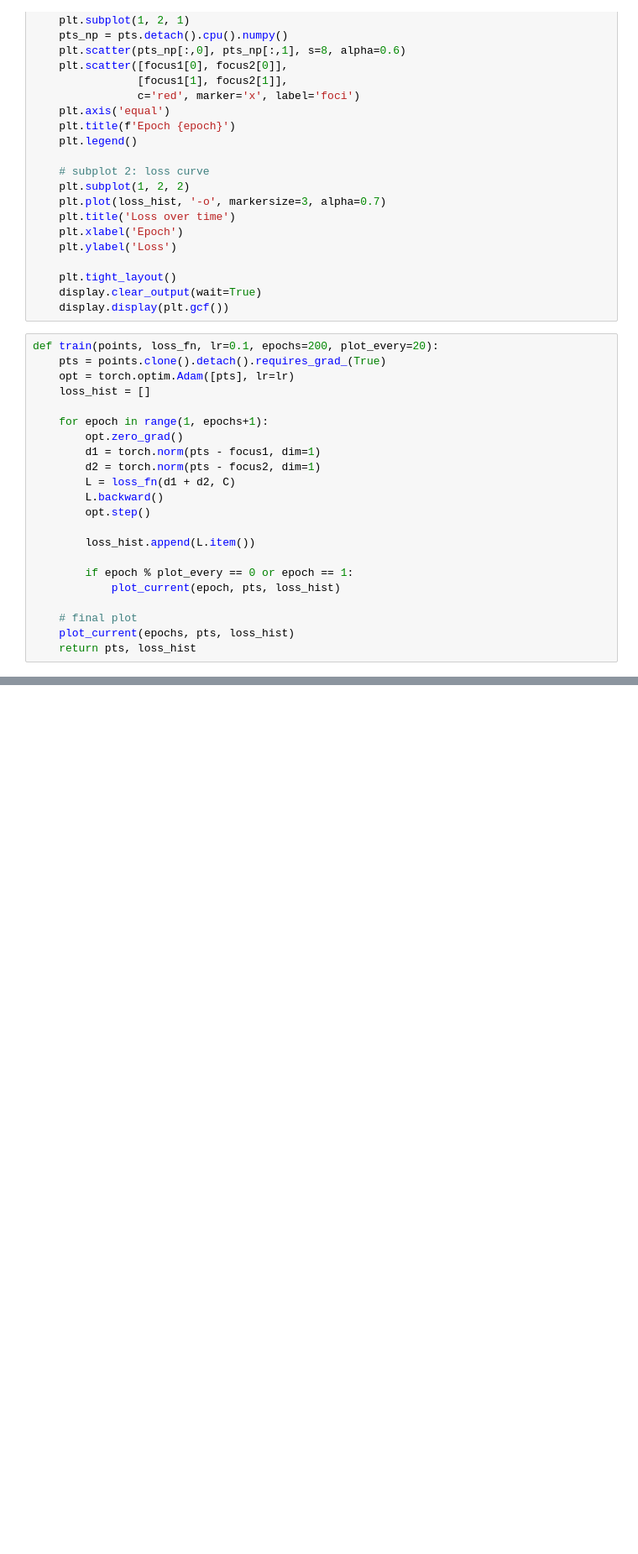
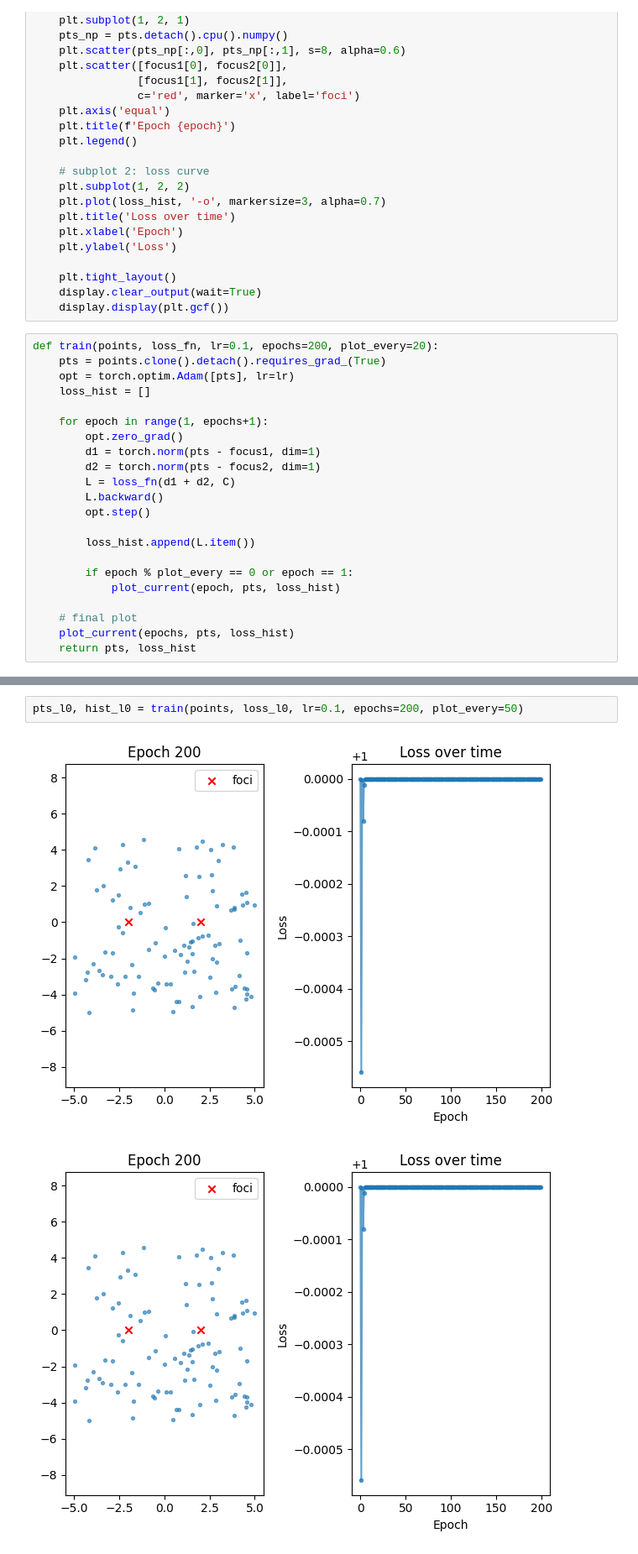
Before and after one commit to StudentsAntoniPartyka/ML, a Jupyter notebook: homework8.ipynb, the cells around one changed output, grey strips where cells are left out. Shown: that part at 84% size. Saved outputs shown, nothing was run; the diff lists cells and outputs as text; blank space fills up the shorter version.

```diff
--- a/homework8.ipynb
+++ b/homework8.ipynb
@@ -99,0 +105,5 @@ pts_linf, hist_linf = train(points, loss_linf, lr=0.05, epochs=200, plot_every=5
+# %%
+pts_l0, hist_l0 = train(points, loss_l0, lr=0.1, epochs=200, plot_every=50)
+# %% [output]
+[figure, added]
+[figure, added]
```
Also changed, not shown: parts of 7 cells of this notebook.
